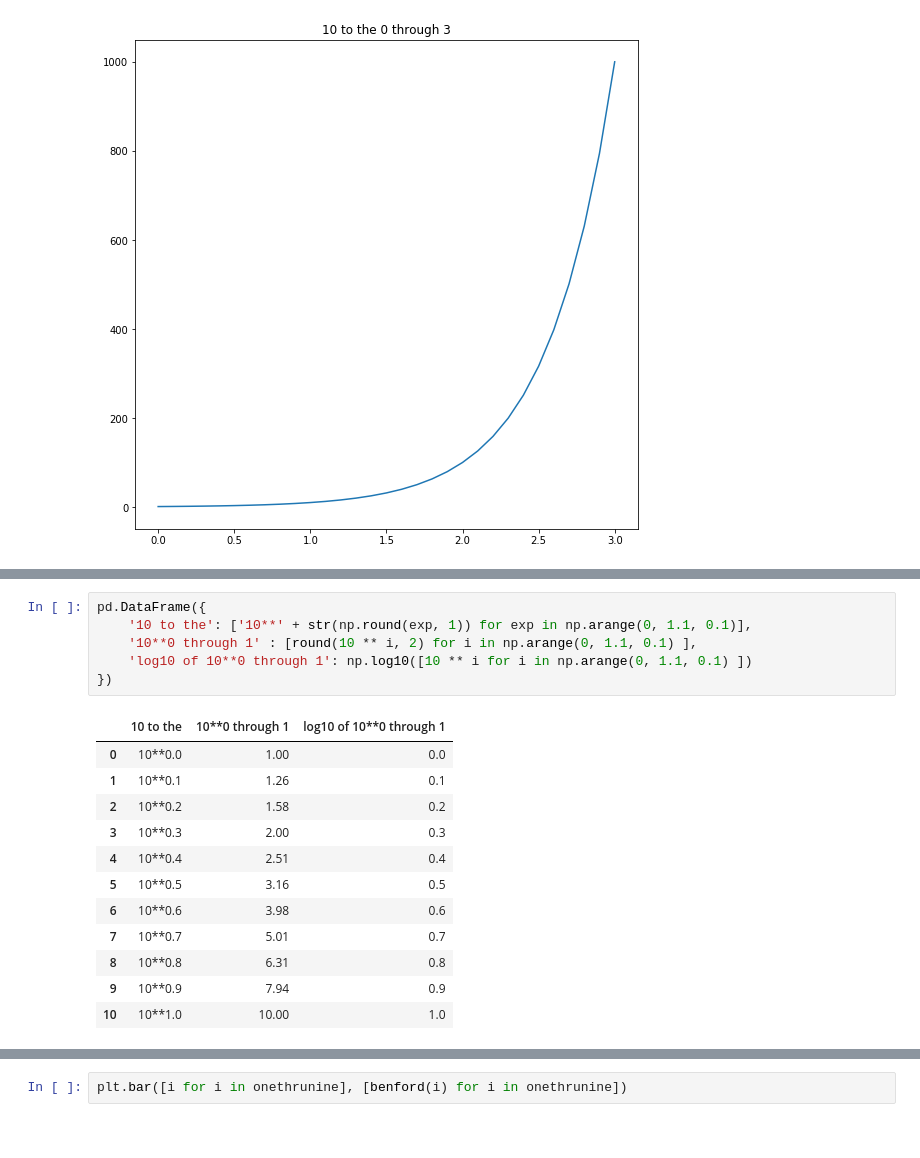
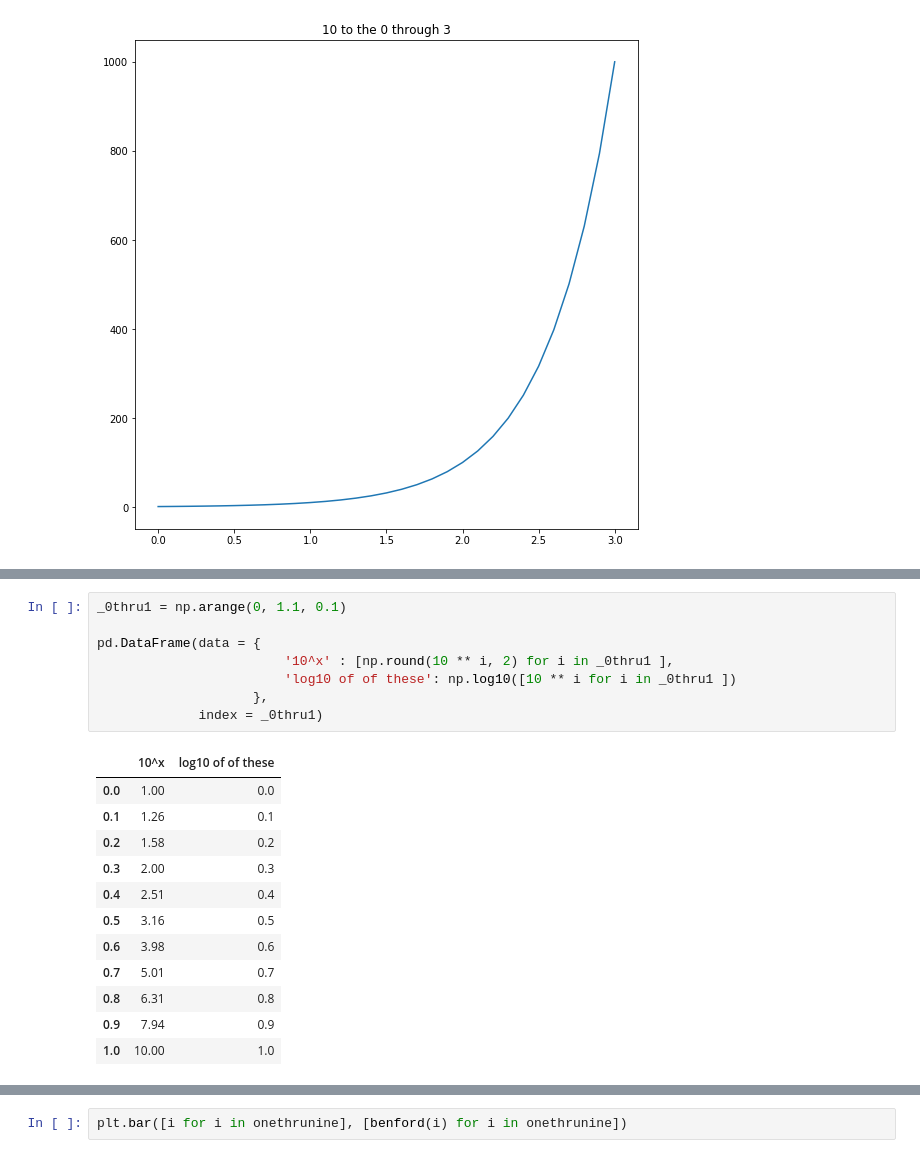
Before and after one commit to ssrosa/just_take_the_log, a Jupyter notebook: index.ipynb, the cells around one changed output, grey strips where cells are left out. Drawn from its saved outputs; the diff is of its cells as text.

```diff
--- a/index.ipynb
+++ b/index.ipynb
@@ -180,19 +180,21 @@ plt.legend()
 # %%
-pd.DataFrame({
-    '10 to the': ['10**' + str(np.round(exp, 1)) for exp in np.arange(0, 1.1, 0.1)],
-    '10**0 through 1' : [round(10 ** i, 2) for i in np.arange(0, 1.1, 0.1) ],
-    'log10 of 10**0 through 1': np.log10([10 ** i for i in np.arange(0, 1.1, 0.1) ])
-})
+_0thru1 = np.arange(0, 1.1, 0.1)
+
+pd.DataFrame(data = {
+                        '10^x' : [np.round(10 ** i, 2) for i in _0thru1 ],
+                        'log10 of of these': np.log10([10 ** i for i in _0thru1 ])
+                    },
+             index = _0thru1)
 # %% [output]
-|  | 10 to the | 10**0 through 1 | log10 of 10**0 through 1 |
-| 0 | 10**0.0 | 1.00 | 0.0 |
-| 1 | 10**0.1 | 1.26 | 0.1 |
-| 2 | 10**0.2 | 1.58 | 0.2 |
-| 3 | 10**0.3 | 2.00 | 0.3 |
-| 4 | 10**0.4 | 2.51 | 0.4 |
-| 5 | 10**0.5 | 3.16 | 0.5 |
-| 6 | 10**0.6 | 3.98 | 0.6 |
-| 7 | 10**0.7 | 5.01 | 0.7 |
-| 8 | 10**0.8 | 6.31 | 0.8 |
-| 9 | 10**0.9 | 7.94 | 0.9 |
-| 10 | 10**1.0 | 10.00 | 1.0 |
+|  | 10^x | log10 of of these |
+| 0.0 | 1.00 | 0.0 |
+| 0.1 | 1.26 | 0.1 |
+| 0.2 | 1.58 | 0.2 |
+| 0.3 | 2.00 | 0.3 |
+| 0.4 | 2.51 | 0.4 |
+| 0.5 | 3.16 | 0.5 |
+| 0.6 | 3.98 | 0.6 |
+| 0.7 | 5.01 | 0.7 |
+| 0.8 | 6.31 | 0.8 |
+| 0.9 | 7.94 | 0.9 |
+| 1.0 | 10.00 | 1.0 |
```
Also changed, not shown: parts of 88 cells of this notebook, 1 other file.
